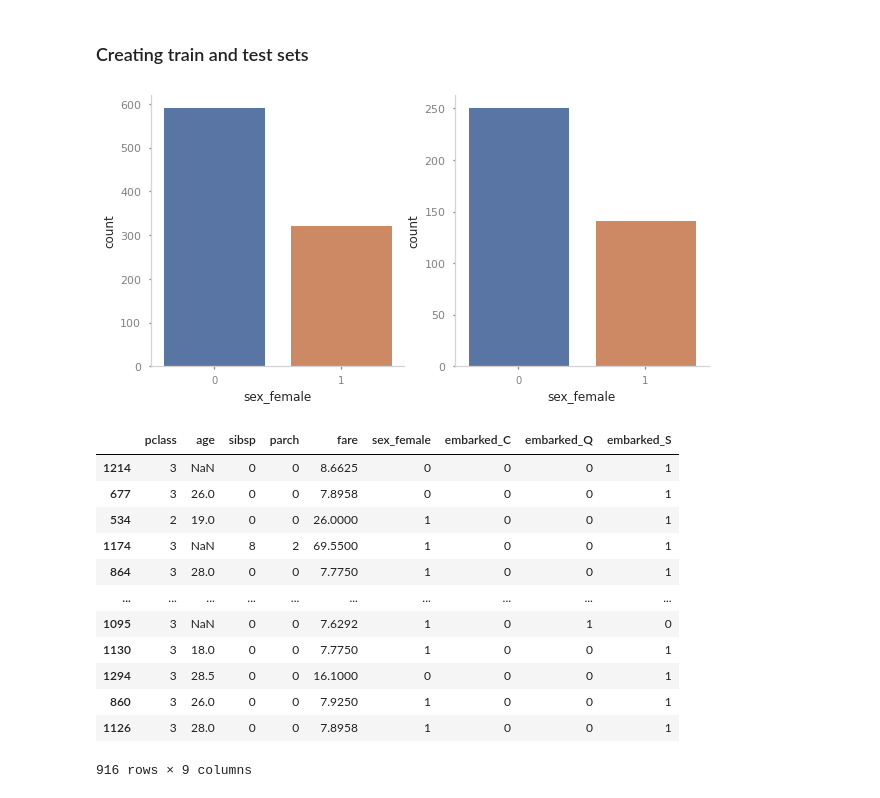
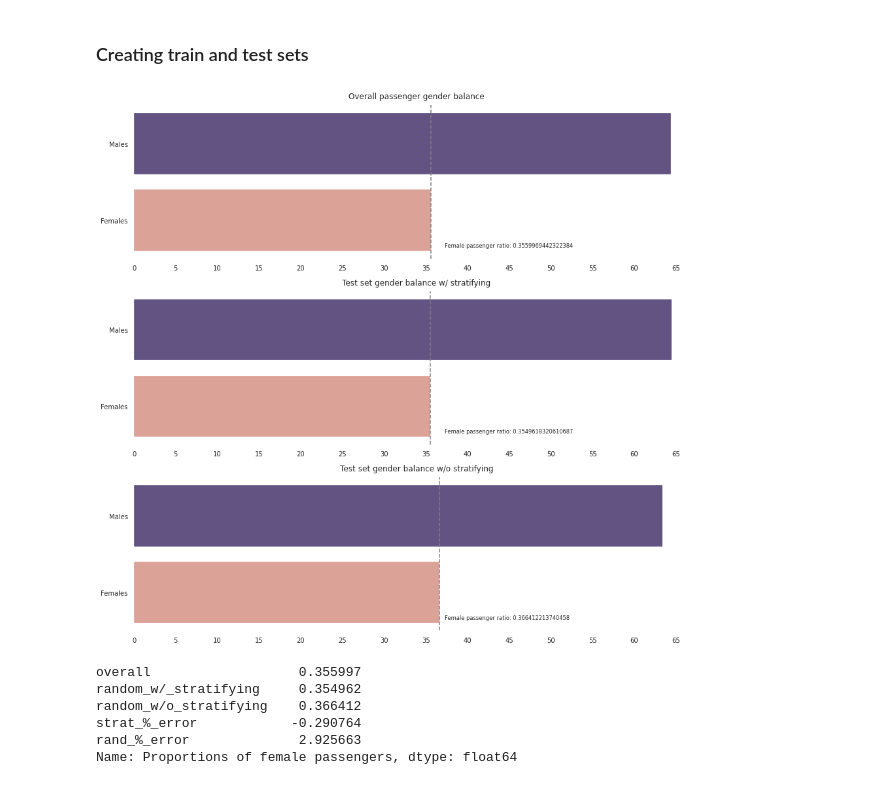
Before and after one commit to LukasRub/data-science-resources, a Jupyter notebook: book.solutions/Machine.Learning.Pocket.Reference/Workbook.ipynb, the cells around one changed output. Drawn from its saved outputs; the diff is of its cells as text; code cells hidden in the pictures.

```diff
--- a/book.solutions/Machine.Learning.Pocket.Reference/Workbook.ipynb
+++ b/book.solutions/Machine.Learning.Pocket.Reference/Workbook.ipynb
@@ -207,27 +203,0 @@ def survival_proportions(data):
-# %%
-# Using train_test_split without stratifying
-X_train, X_test, y_train, y_test = train_test_split(X, y, test_size=0.3, random_state=42)
-
-fig = plt.figure(figsize=(10, 5))
-gs = fig.add_gridspec(1, 2)
-
-for data, axis in [(X_train, fig.add_subplot(gs[0])), (X_test, fig.add_subplot(gs[1]))]:
-    sns.countplot('sex_female', data=data, ax=axis)
-# %% [output]
-[figure, removed]
-# %%
-X_train
-# %% [output]
-|  | pclass | age | sibsp | parch | fare | sex_female | embarked_C | embarked_Q | embarked_S |
-| 1214 | 3 | NaN | 0 | 0 | 8.6625 | 0 | 0 | 0 | 1 |
-| 677 | 3 | 26.0 | 0 | 0 | 7.8958 | 0 | 0 | 0 | 1 |
-| 534 | 2 | 19.0 | 0 | 0 | 26.0000 | 1 | 0 | 0 | 1 |
-| 1174 | 3 | NaN | 8 | 2 | 69.5500 | 1 | 0 | 0 | 1 |
-| 864 | 3 | 28.0 | 0 | 0 | 7.7750 | 1 | 0 | 0 | 1 |
-| ... | ... | ... | ... | ... | ... | ... | ... | ... | ... |
-| 1095 | 3 | NaN | 0 | 0 | 7.6292 | 1 | 0 | 1 | 0 |
-| 1130 | 3 | 18.0 | 0 | 0 | 7.7750 | 1 | 0 | 0 | 1 |
-| 1294 | 3 | 28.5 | 0 | 0 | 16.1000 | 0 | 0 | 0 | 1 |
-| 860 | 3 | 26.0 | 0 | 0 | 7.9250 | 1 | 0 | 0 | 1 |
-| 1126 | 3 | 28.0 | 0 | 0 | 7.8958 | 1 | 0 | 0 | 1 |
-916 rows × 9 columns
@@ -233,0 +217,43 @@ X_train
+# %%
+(_, X_test_strat, _, _) = try_out_statify_param(stratify=True)
+(_, X_test_rand, _, _) = try_out_statify_param(stratify=False)
+# %%
+# For comparing gender proportions in two ways of test-train dataset splitting:
+gender_props = pd.Series(dtype=np.float64, name='Proportions of female passengers')
+
+gender_props['overall'] = passenger_gender_proportions(titanic)
+gender_props['random_w/_stratifying'] = passenger_gender_proportions(X_test_strat)
+gender_props['random_w/o_stratifying'] = passenger_gender_proportions(X_test_rand)
+# %%
+fig = plt.figure(figsize=(13, 12))
+gs = fig.add_gridspec(3, 1)
+
+ax = [fig.add_subplot(gs[0])]
+for i in range(gs.nrows):
+    if i > 0:
+        ax.append(fig.add_subplot(gs[i], sharex=ax[0]))
+    plt.setp(ax[i].xaxis.get_label(), visible=False)
+    plt.setp(ax[i].yaxis.get_label(), visible=False)
+
+data_sets = [titanic,  X_test_strat, X_test_rand]
+titles = ['Overall passenger gender balance',
+          'Test set gender balance w/ stratifying',
+          'Test set gender balance w/o stratifying']
+palette = sns.color_palette(['#5F4B8BFF', '#E69A8DFF'])
+
+for data, ax, title, proportion in zip(data_sets, ax, titles, gender_props.values):
+    sns.barplot(x='sex_female', y='sex_female', data=data, ax=ax, orient='horizontal',
+                palette=palette,
+                estimator=lambda x: len(x) / len(data) * 100)
+
+    ax.set_title(title, pad=10)
+    ax.axvline(x=proportion*100, ls='--', lw=1.5, color='grey')
+    ax.annotate(f'Female passenger ratio: {proportion}' ,
+                xy=(0.55, 0.075), xycoords='axes fraction', fontsize='small')
+    ax.set_ylabel('Gender')
+    ax.set_yticklabels(['Males', 'Females'])
+    ax.set_xticks(np.arange(0,70,5))
+
+gs.tight_layout(fig)
+# %% [output]
+[figure, added]
@@ -233,0 +263,9 @@ X_train
+# %%
+gender_props
+# %% [output]
+overall                   0.355997
+random_w/_stratifying     0.354962
+random_w/o_stratifying    0.366412
+strat_%_error            -0.290764
+rand_%_error              2.925663
+Name: Proportions of female passengers, dtype: float64
```
Also changed, not shown: parts of 8 cells of this notebook.
